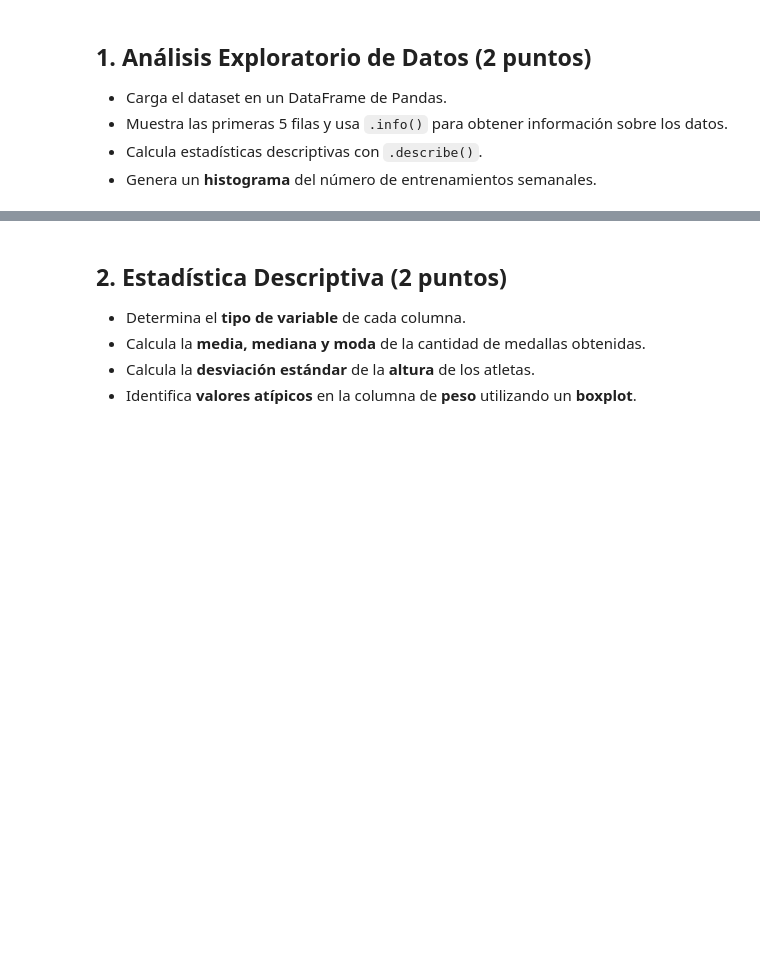
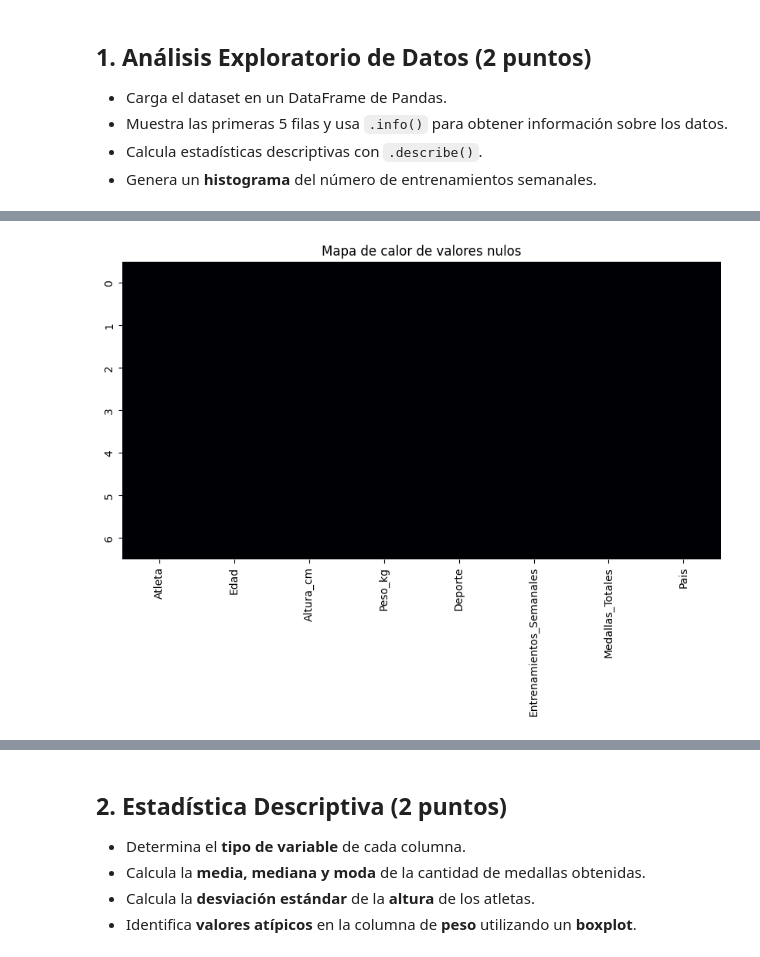
Before and after one commit to Mateo-canales-b/Ciencia_de_datos, a Jupyter notebook: M4/Ev_final_M4.ipynb, the cells around one changed output, grey strips where cells are left out. Saved outputs shown, nothing was run; the diff lists cells and outputs as text; code cells hidden in the pictures; blank space fills up the shorter version.

```diff
--- a/M4/Ev_final_M4.ipynb
+++ b/M4/Ev_final_M4.ipynb
@@ -13,0 +20,20 @@ Evaluar la capacidad del estudiante para aplicar análisis exploratorio de datos
+# %%
+# Carga dataset
+df=pd.read_csv("olimpicos.csv")
+# %%
+# Exploración inicial
+print("\n Primeras 5 filas:")
+print(df.head(5))
+
+print(f"Información inicial del data set:")
+
+df.columns=df.columns = df.columns.str.replace(" ", "") # Cambio de nombres de columnas
+print({df.info()})
+
+print("\n Dimensiones del DataFrame:", df.shape)
+
+print("\n Valores nulos:")
+print(df.isnull().sum())
+
+print("\n Estadísticas descriptivas:")
+print(df.describe())
@@ -13,0 +58,8 @@ Evaluar la capacidad del estudiante para aplicar análisis exploratorio de datos
+# %%
+# Visualización nulos
+plt.figure(figsize=(10, 5))
+sns.heatmap(df.isnull(), cbar=False, cmap='magma', yticklabels=True)
+plt.title("Mapa de calor de valores nulos")
+plt.show()
+# %% [output]
+[figure, added]
```
Also changed, not shown: parts of 3 cells of this notebook.
